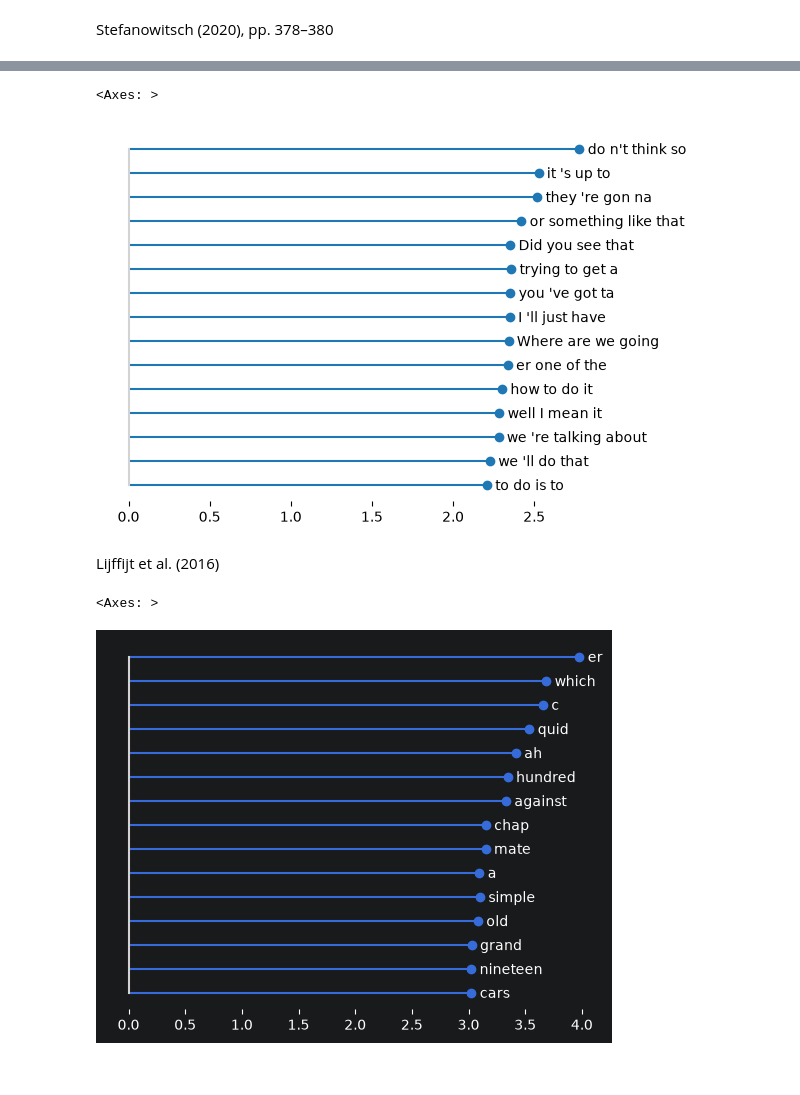
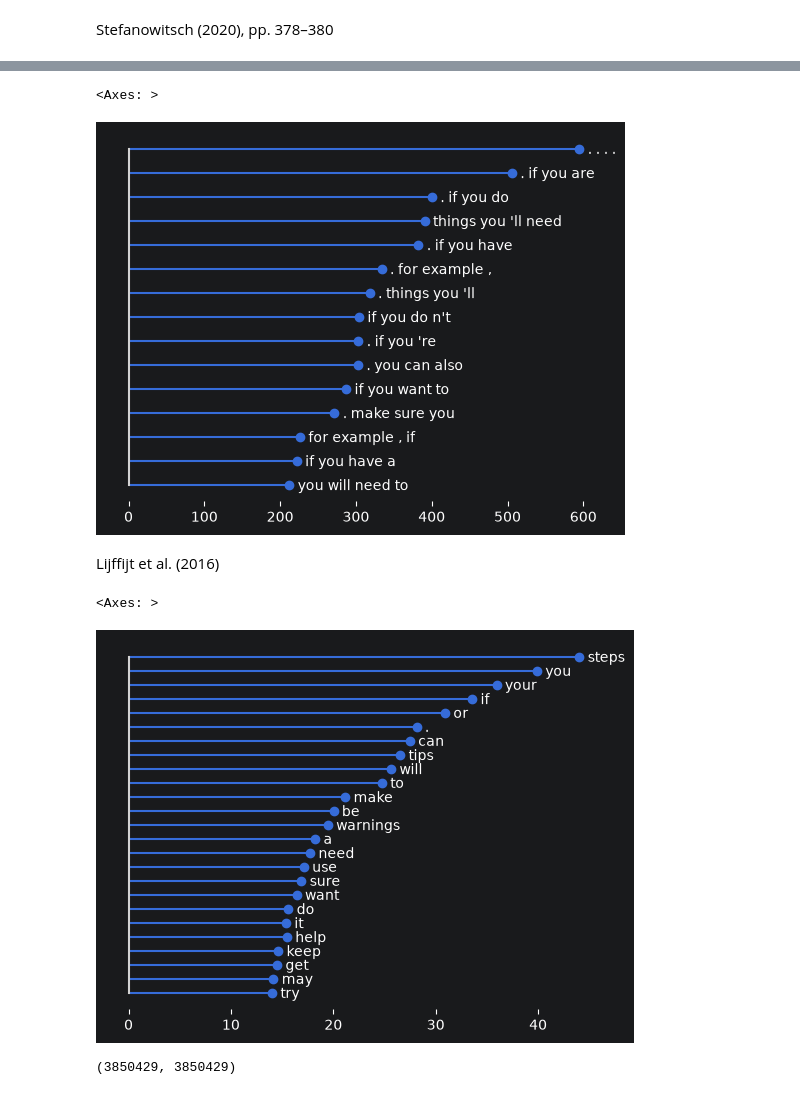
Before and after one commit to rmalouf/polars_corpus, a Jupyter notebook: docs/notebooks/keywords.ipynb, the cells around one changed output, grey strips where cells are left out. Saved outputs shown, nothing was run; the diff lists cells and outputs as text; code cells hidden in the pictures.

```diff
--- a/docs/notebooks/keywords.ipynb
+++ b/docs/notebooks/keywords.ipynb
@@ -9,17 +9,19 @@ pl.Config.set_float_precision(3)
 # %% [output]
 polars.config.Config
 # %%
-bnc = pl.scan_parquet("bnc.parquet").set_sorted("file_id")
-speakers = pl.scan_parquet("bnc-speakers.parquet")
+# bnc = pl.scan_parquet("bnc.parquet").set_sorted("file_id")
+# speakers = pl.scan_parquet("bnc-speakers.parquet")
+#
+# speakers = speakers.filter(pl.col("sex").is_in(["m", "f"]))
+# speakers.group_by("sex").len()
+#
+# bnc = (
+#     bnc.filter(pl.col("text_type") == "CONVRSN")
+#     .join(speakers, on="speaker_id", how="inner")
+#     .with_columns(pl.col("token").str.to_lowercase().alias("norm"))
+#)
 
-speakers = speakers.filter(pl.col("sex").is_in(["m", "f"]))
-speakers.group_by("sex").len()
-
-bnc = (
-    bnc.filter(pl.col("text_type") == "CONVRSN")
-    .join(speakers, on="speaker_id", how="inner")
-    .with_columns(pl.col("token").str.to_lowercase().alias("norm"))
-)
+amalgum = pl.read_parquet('../../examples/amalgum.parquet')
 # %% [markdown]
 Stefanowitsch (2020), pp. 378–380
 # %%
@@ -92,16 +68,16 @@ plc.keyword_plot(female_keywords, 'token', 'LogLik', top_k=20, descending=True)
 # %%
-female_keywords = plc.keywords(
-    target = bnc.filter(pl.col('sex')=='m'),
-    reference= bnc.filter(pl.col('sex')=='f'),
-    method='ttest',
-    min_target_tf=100,
-    expr=plc.ngrams(4, 'token', as_str=True)
-).filter(~pl.col('token').str.contains(r"[^A-Za-z' ]")).collect(engine="streaming")
+academic_keygrams = plc.keywords(
+    target=amalgum.filter(pl.col('file_type') == 'whow'),
+    reference=amalgum.filter(pl.col('file_type') != 'whow'),
+    method='ll',
+    min_target_tf=10,
+    expr=plc.ngrams(4, 'token', as_str=True).str.to_lowercase()
+).select('token', 'target_df', 'LogLik')
 
-plc.keyword_plot(female_keywords, 'token', 'stat', top_k=15, descending=True)
+plc.keyword_plot(academic_keygrams, 'token', 'LogLik', top_k=15, descending=True)
 # %% [output]
 <Axes: >
-[figure, old version]
+[figure, new version]
 # %% [markdown]
 Lijffijt et al. (2016)
 # %%
@@ -114,5 +90,5 @@ male_keywords = plc.keywords(
 # %%
-plc.keyword_plot(male_keywords, 'token', 'stat', top_k=15, descending=True)
+plc.keyword_plot(academic_keywords, 'token', 'stat', top_k=25, descending=True)
 # %% [output]
 <Axes: >
-[figure, old version]
+[figure, new version]
@@ -125,0 +95,4 @@ female_keywords = plc.keywords(
+# %%
+len(amalgum), len(amalgum.drop_nulls())
+# %% [output]
+(3850429, 3850429)
```
Also changed, not shown: parts of 7 cells of this notebook, 3 other files.
